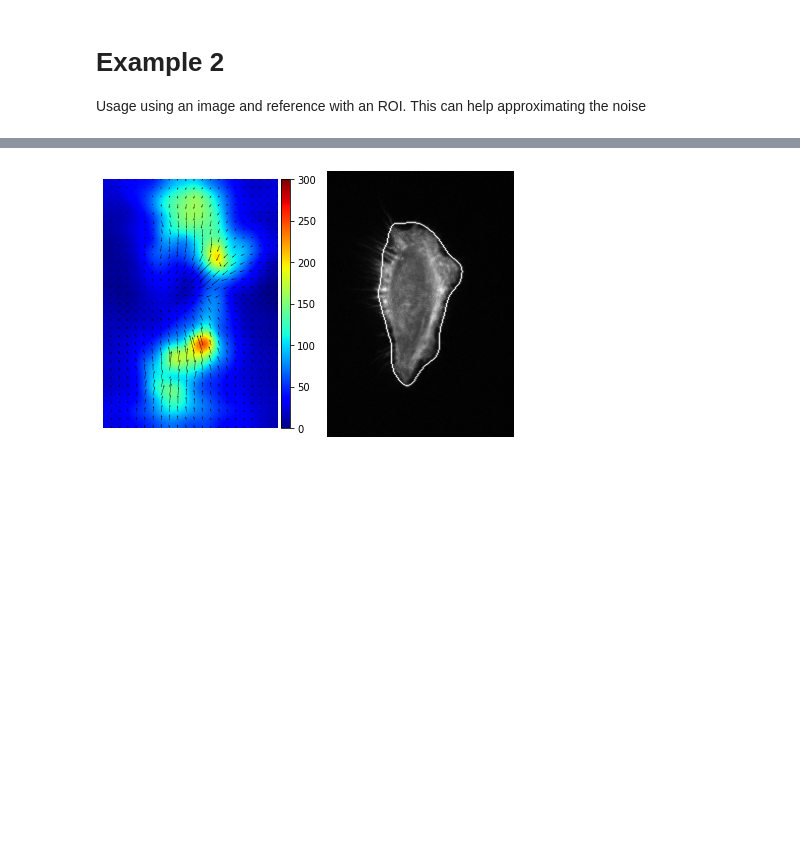
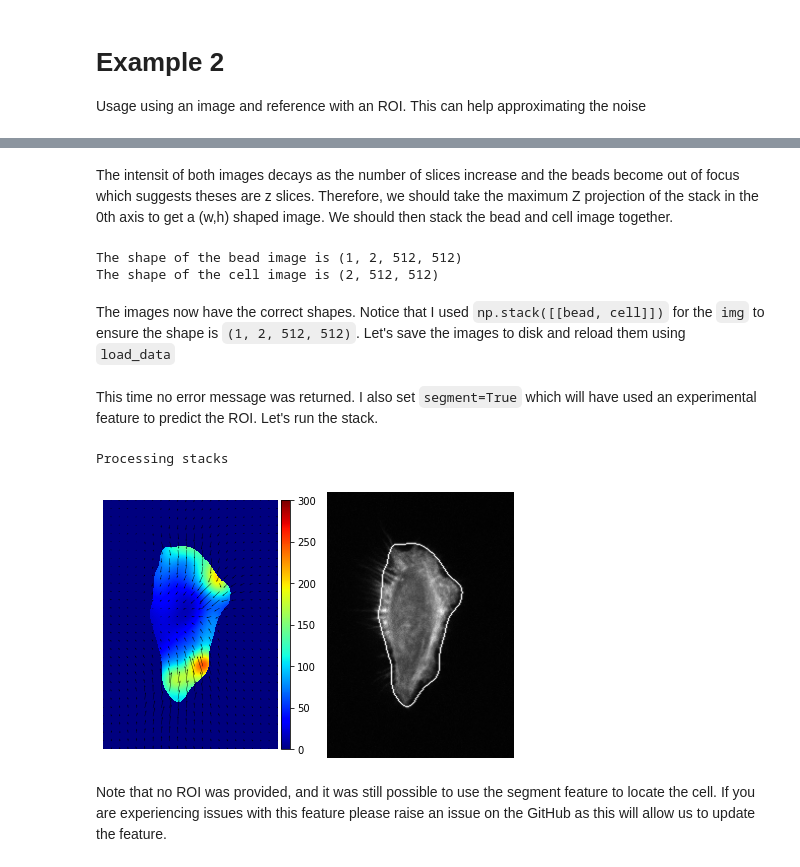
Before and after one commit to rg314/pytraction, a Jupyter notebook: scripts/usage.ipynb, the cells around one changed output, grey strips where cells are left out. Cells and saved outputs as stored; diff of their text form; code cells hidden in the pictures; blank space fills up the shorter version.

```diff
--- a/scripts/usage.ipynb
+++ b/scripts/usage.ipynb
@@ -71,4 +174,4 @@ Processing stacks
 # %%
 for frame in range(len(log2)):
-    plot(log2, frame=frame, vmax=120)
+    plot(log2, frame=frame, vmax=120, mask=True)
 # %% [output]
@@ -117,0 +234,22 @@ Processing stacks
+# %% [markdown]
+The intensit of both images decays as the number of slices increase and the beads become out of focus which suggests theses are z slices. Therefore, we should take the maximum Z projection of the stack in the 0th axis to get a (w,h) shaped image. We should then stack the bead and cell image together.
+# %%
+def z_project(img_path):
+    img = io.imread(img_path)
+    img_max= np.max(img, axis=0)
+    return img_max
+
+bead = z_project(img_path_bead)
+cell = z_project(img_path_cell)
+ref = z_project(ref_path)
+
+img = np.stack([[bead, cell]])
+ref = np.stack([ref, ref])
+
+print(f'The shape of the bead image is {img.shape}')
+print(f'The shape of the cell image is {ref.shape}')
+# %% [output]
+The shape of the bead image is (1, 2, 512, 512)
+The shape of the cell image is (2, 512, 512)
+# %% [markdown]
+The images now have the correct shapes. Notice that I used `np.stack([[bead, cell]])` for the `img` to ensure the shape is `(1, 2, 512, 512)`. Let's save the images to disk and reload them using `load_data`
@@ -118,5 +260,22 @@ Processing stacks
+# %%
+pix_per_mu = 1
+E = 3000 # Young's modulus in Pa
+
+img_path = '../data/example3/tfm.tif'
+ref_path = '../data/example3/tfm-ref.tif'
+
+traction_obj = TractionForce(pix_per_mu, E=E, segment=True, window_size=16)
+img, ref, _ = traction_obj.load_data(img_path, ref_path)
+# %% [markdown]
+This time no error message was returned. I also set `segment=True` which will have used an experimental feature to predict the ROI. Let's run the stack.
+# %%
+log3 = traction_obj.process_stack(img, ref, verbose=1)
+# %% [output]
+Processing stacks
 # %%
 for frame in range(len(log3)):
-    plot(log3, frame=frame, vmax=300)
+    plot(log3, frame=frame, vmax=300, mask=True)
 # %% [output]
-[figure, old version]
+[figure, new version]
+# %% [markdown]
+Note that no ROI was provided, and it was still possible to use the segment feature to locate the cell. If you are experiencing issues with this feature please raise an issue on the GitHub as this will allow us to update the feature.
```
Also changed, not shown: parts of 29 cells of this notebook, 4 other files.
